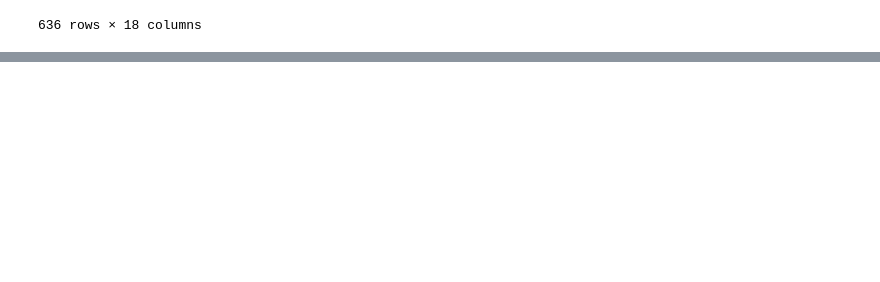
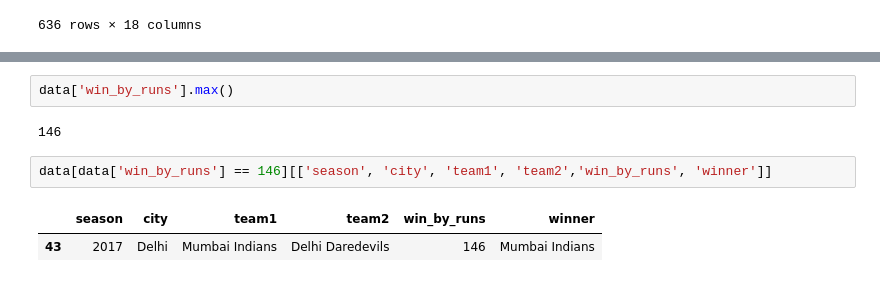
Before and after one commit to saiteja12341234/SAITEJA, a Jupyter notebook: ipldataanalysis.ipynb, the cells around one changed output, grey strips where cells are left out. Drawn from its saved outputs; the diff is of its cells as text; blank space fills up the shorter version.

```diff
--- a/ipldataanalysis.ipynb
+++ b/ipldataanalysis.ipynb
@@ -122,0 +91,9 @@ data.dropna(axis=0,inplace=True)
+# %%
+data['win_by_runs'].max()
+# %% [output]
+146
+# %%
+data[data['win_by_runs'] == 146][['season', 'city', 'team1', 'team2','win_by_runs', 'winner']]
+# %% [output]
+|  | season | city | team1 | team2 | win_by_runs | winner |
+| 43 | 2017 | Delhi | Mumbai Indians | Delhi Daredevils | 146 | Mumbai Indians |
```
Also changed, not shown: parts of 15 cells of this notebook.
